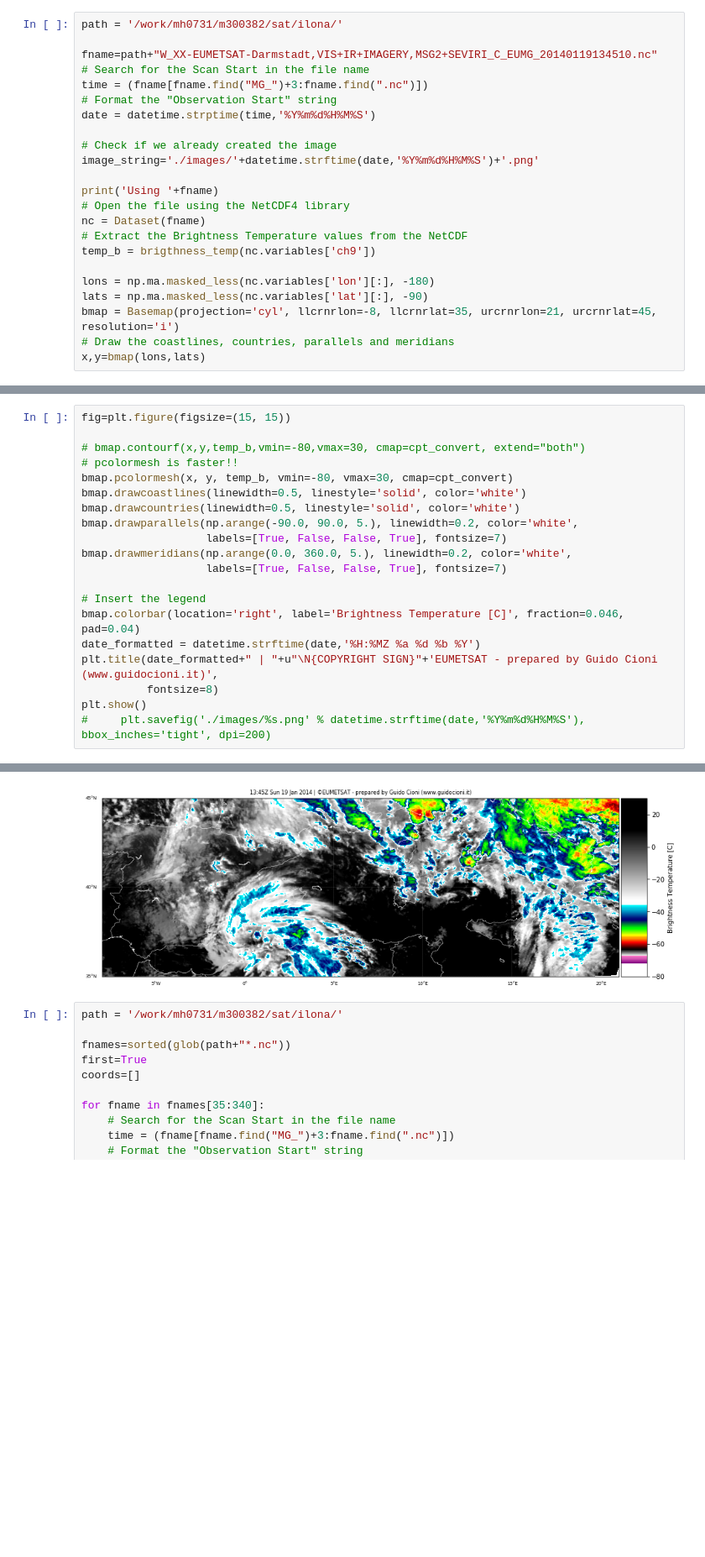
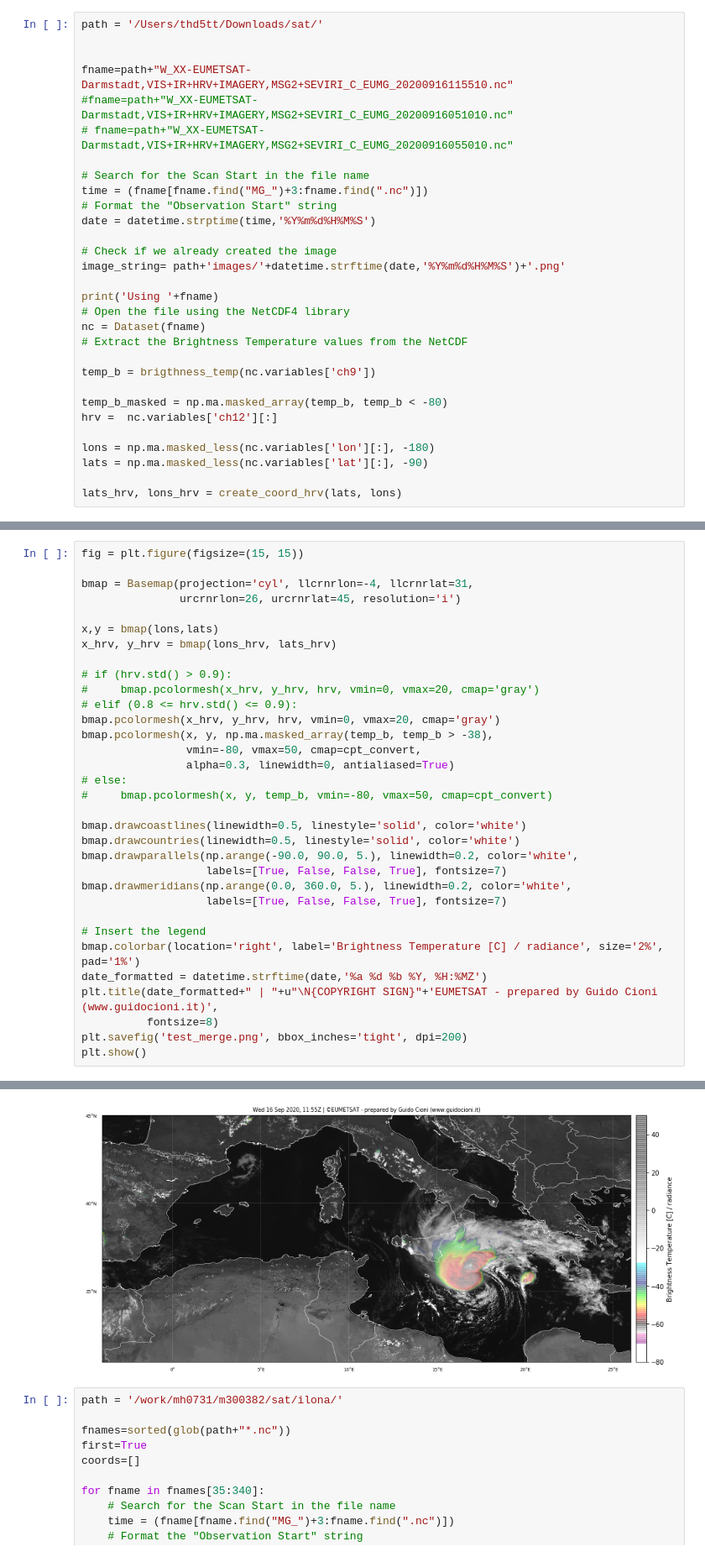
Before and after one commit to guidocioni/eumetsat-python, a Jupyter notebook: plot_eumetsat.ipynb, the cells around one changed output, grey strips where cells are left out. Shown at 84% size. Saved outputs shown, nothing was run; the diff lists cells and outputs as text; blank space fills up the shorter version.

```diff
--- a/plot_eumetsat.ipynb
+++ b/plot_eumetsat.ipynb
@@ -16,26 +17,33 @@ cpt = loadCPT('IR4AVHRR6.cpt')
 # Makes a linear interpolation with the CPT file
 cpt_convert = LinearSegmentedColormap('cpt', cpt)
 # %%
-path = '/work/mh0731/m300382/sat/ilona/'
+path = '/Users/thd5tt/Downloads/sat/'
 
-fname=path+"W_XX-EUMETSAT-Darmstadt,VIS+IR+IMAGERY,MSG2+SEVIRI_C_EUMG_20140119134510.nc"
+
+fname=path+"W_XX-EUMETSAT-Darmstadt,VIS+IR+HRV+IMAGERY,MSG2+SEVIRI_C_EUMG_20200916115510.nc"
+#fname=path+"W_XX-EUMETSAT-Darmstadt,VIS+IR+HRV+IMAGERY,MSG2+SEVIRI_C_EUMG_20200916051010.nc"
+# fname=path+"W_XX-EUMETSAT-Darmstadt,VIS+IR+HRV+IMAGERY,MSG2+SEVIRI_C_EUMG_20200916055010.nc"
+
 # Search for the Scan Start in the file name
 time = (fname[fname.find("MG_")+3:fname.find(".nc")])
 # Format the "Observation Start" string
 date = datetime.strptime(time,'%Y%m%d%H%M%S')
 
 # Check if we already created the image
-image_string='./images/'+datetime.strftime(date,'%Y%m%d%H%M%S')+'.png'
+image_string= path+'images/'+datetime.strftime(date,'%Y%m%d%H%M%S')+'.png'
 
 print('Using '+fname)
 # Open the file using the NetCDF4 library
 nc = Dataset(fname)
 # Extract the Brightness Temperature values from the NetCDF
+
 temp_b = brigthness_temp(nc.variables['ch9'])
+
+temp_b_masked = np.ma.masked_array(temp_b, temp_b < -80)
+hrv =  nc.variables['ch12'][:]
 
 lons = np.ma.masked_less(nc.variables['lon'][:], -180)
 lats = np.ma.masked_less(nc.variables['lat'][:], -90)
-bmap = Basemap(projection='cyl', llcrnrlon=-8, llcrnrlat=35, urcrnrlon=21, urcrnrlat=45, resolution='i')
-# Draw the coastlines, countries, parallels and meridians
-x,y=bmap(lons,lats)
+
+lats_hrv, lons_hrv = create_coord_hrv(lats, lons)
 # %% [output]
@@ -43,9 +55,22 @@ Using /work/mh0731/m300382/sat/ilona/W_XX-EUMETSAT-Darmstadt,VIS+IR+IMAGERY,MSG2
 # %%
-fig=plt.figure(figsize=(15, 15))
+fig = plt.figure(figsize=(15, 15))
 
-# bmap.contourf(x,y,temp_b,vmin=-80,vmax=30, cmap=cpt_convert, extend="both")
-# pcolormesh is faster!!
-bmap.pcolormesh(x, y, temp_b, vmin=-80, vmax=30, cmap=cpt_convert)
+bmap = Basemap(projection='cyl', llcrnrlon=-4, llcrnrlat=31,
+               urcrnrlon=26, urcrnrlat=45, resolution='i')
+
+x,y = bmap(lons,lats)
+x_hrv, y_hrv = bmap(lons_hrv, lats_hrv)
+
+# if (hrv.std() > 0.9):
+#     bmap.pcolormesh(x_hrv, y_hrv, hrv, vmin=0, vmax=20, cmap='gray')
+# elif (0.8 <= hrv.std() <= 0.9):
+bmap.pcolormesh(x_hrv, y_hrv, hrv, vmin=0, vmax=20, cmap='gray')
+bmap.pcolormesh(x, y, np.ma.masked_array(temp_b, temp_b > -38),
+                vmin=-80, vmax=50, cmap=cpt_convert,
+                alpha=0.3, linewidth=0, antialiased=True)
+# else:
+#     bmap.pcolormesh(x, y, temp_b, vmin=-80, vmax=50, cmap=cpt_convert)
+
 bmap.drawcoastlines(linewidth=0.5, linestyle='solid', color='white')
 bmap.drawcountries(linewidth=0.5, linestyle='solid', color='white')
 bmap.drawparallels(np.arange(-90.0, 90.0, 5.), linewidth=0.2, color='white',
@@ -54,10 +79,10 @@ bmap.drawmeridians(np.arange(0.0, 360.0, 5.), linewidth=0.2, color='white',
                    labels=[True, False, False, True], fontsize=7)
 
 # Insert the legend
-bmap.colorbar(location='right', label='Brightness Temperature [C]', fraction=0.046, pad=0.04)
-date_formatted = datetime.strftime(date,'%H:%MZ %a %d %b %Y')
+bmap.colorbar(location='right', label='Brightness Temperature [C] / radiance', size='2%', pad='1%')
+date_formatted = datetime.strftime(date,'%a %d %b %Y, %H:%MZ')
 plt.title(date_formatted+" | "+u"\N{COPYRIGHT SIGN}"+'EUMETSAT - prepared by Guido Cioni (www.guidocioni.it)',
           fontsize=8)
+plt.savefig('test_merge.png', bbox_inches='tight', dpi=200)
 plt.show()
-#     plt.savefig('./images/%s.png' % datetime.strftime(date,'%Y%m%d%H%M%S'), bbox_inches='tight', dpi=200)
 # %% [output]
@@ -66,4 +89,4 @@ plt.show()
-[figure, old version]
+[figure, new version]
 # %%
 path = '/work/mh0731/m300382/sat/ilona/'
 
```
Also changed, not shown: parts of 4 cells of this notebook, 4 other files.
